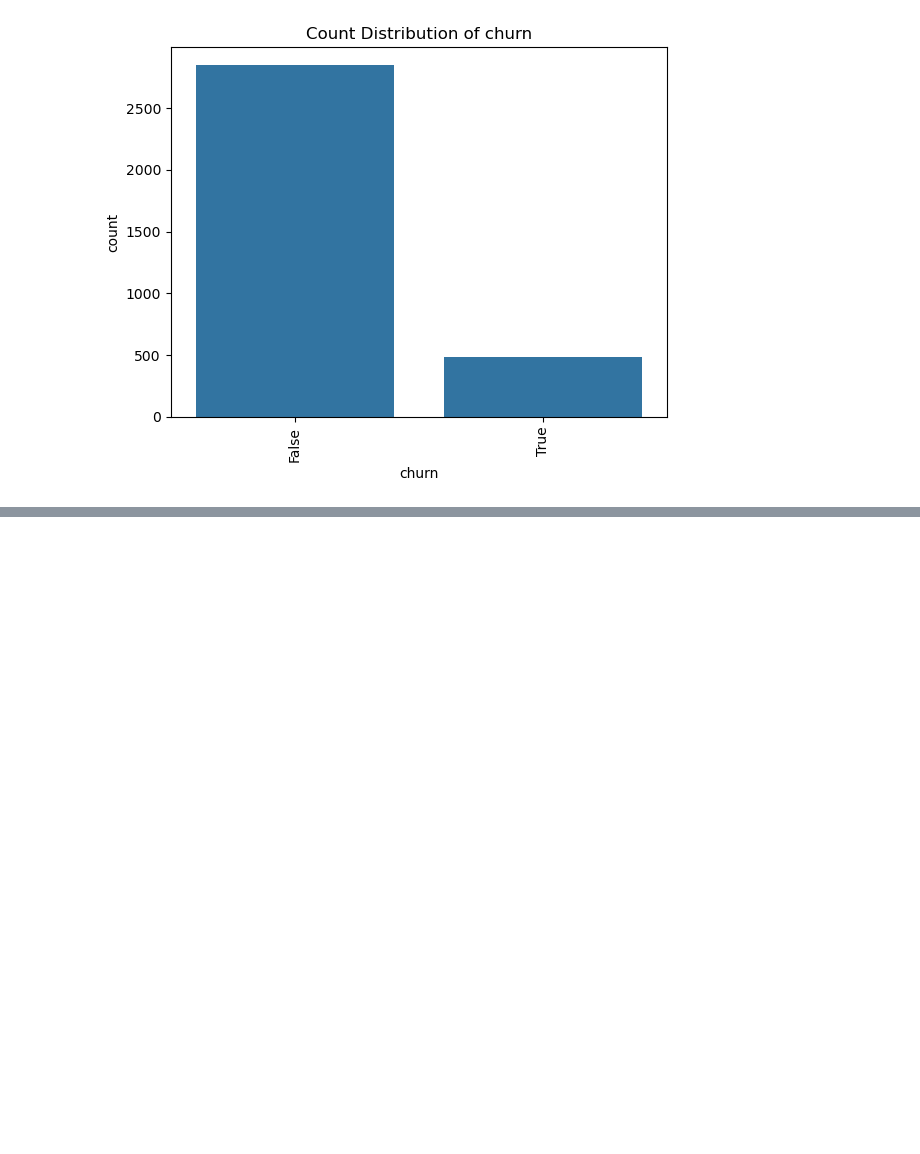
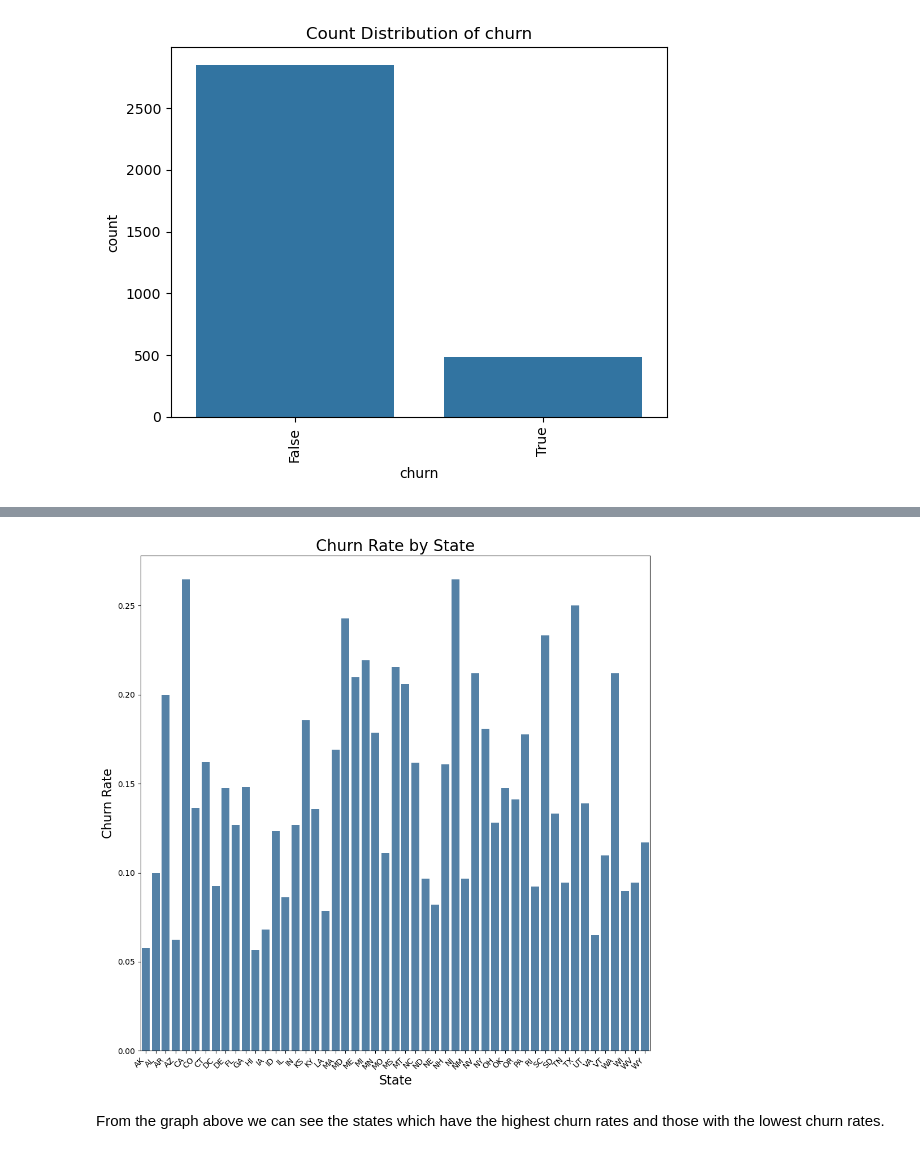
Before and after one commit to SilviaGworit/dsc-phase-3-project-, a Jupyter notebook: Student.ipynb, the cells around one changed output, grey strips where cells are left out. Saved outputs shown, nothing was run; the diff lists cells and outputs as text; code cells hidden in the pictures; blank space fills up the shorter version.

```diff
--- a/Student.ipynb
+++ b/Student.ipynb
@@ -162,0 +228,17 @@ plt.show()
+# %%
+churn_by_state = df.groupby('state')['churn'].mean().reset_index()
+
+plt.figure(figsize=(10, 10))
+sns.barplot(data=churn_by_state, x='state', y='churn', color='steelblue')
+plt.xticks(rotation=45, ha='right')
+
+plt.title('Churn Rate by State', fontsize=20)
+plt.xlabel('State', fontsize=16)
+plt.ylabel('Churn Rate', fontsize=16)
+
+plt.tight_layout()
+plt.show()
+# %% [output]
+[figure, added]
+# %% [markdown]
+From the graph above we can see the states which have the highest churn rates and those with the lowest churn rates.
```
Also changed, not shown: parts of 9 cells of this notebook.
